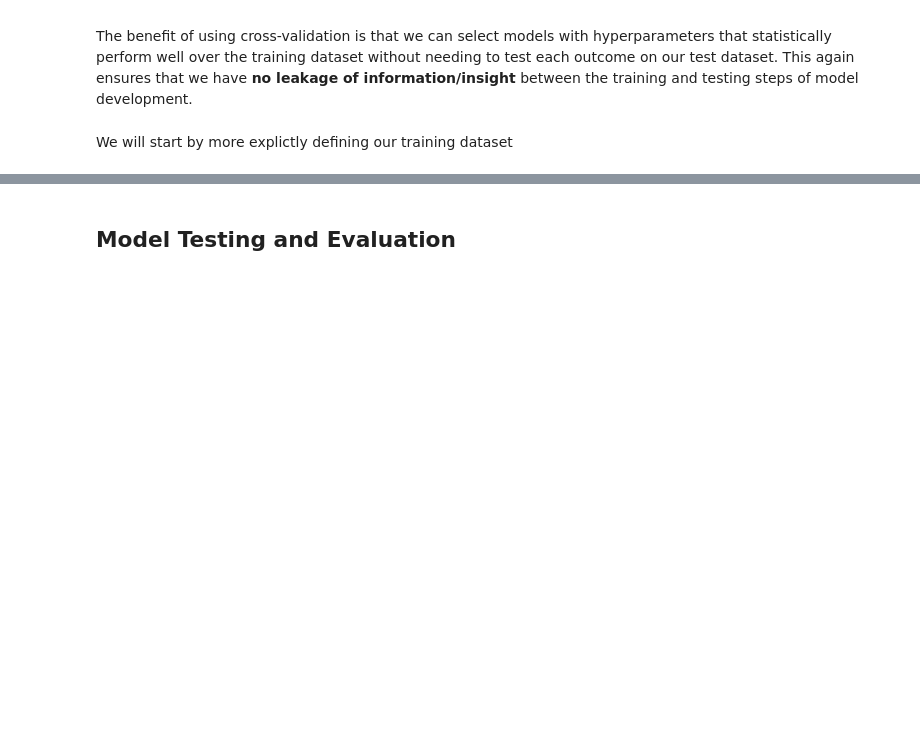
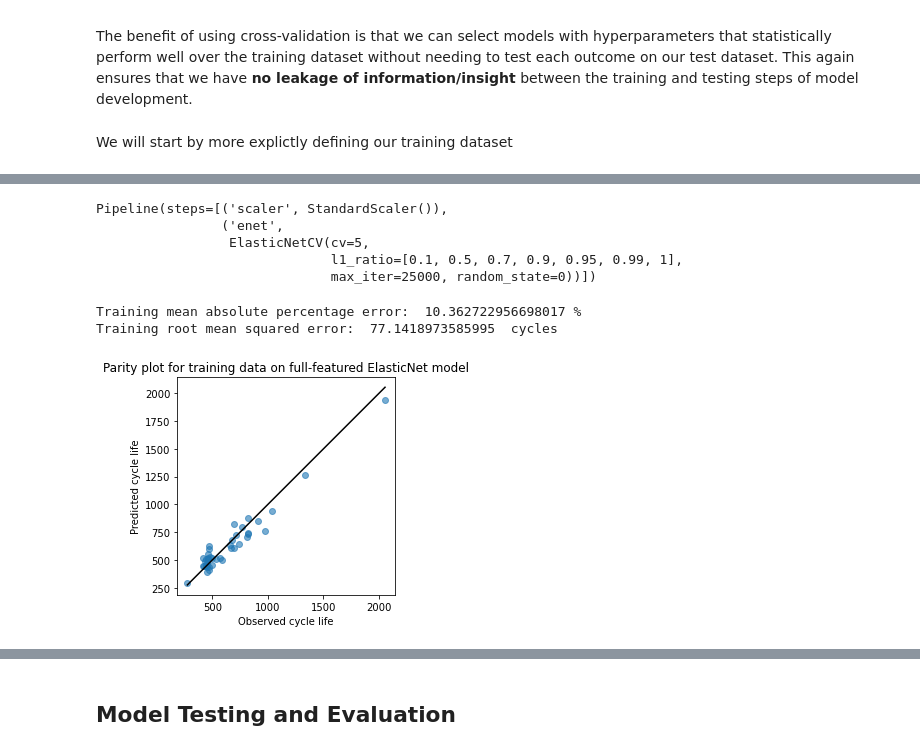
Before and after one commit to Voltaiq/vce_Cycle-Life-Prediction-Tutorial_1451ae38, a Jupyter notebook: main.ipynb, the cells around one changed output, grey strips where cells are left out. Saved outputs shown, nothing was run; the diff lists cells and outputs as text; code cells hidden in the pictures; blank space fills up the shorter version.

Commit message:
finish first pass of training section

```diff
--- a/main.ipynb
+++ b/main.ipynb
@@ -185,4 +190,6 @@ The benefit of using cross-validation is that we can select models with hyperpar
 # %% [markdown]
 We will start by more explictly defining our training dataset
 # %%
-X_train =
+X_train = train_data.drop(columns = ['cyc_life','Dataset_group','log_cyc_life'])
+y_train = train_data.log_cyc_life
+X_train.head()
@@ -195,2 +210,34 @@ X_train =
 # 1. if I have time, select only a single feature and then train an separate model
     # (OR SHOULD I DO THIS FIRST? THAT WAY I COULD SHOW THAT WE ARE REALLY JUST DOING LINEAR REGRESSION...??)
+# %%
+l1_ratios = [0.1, 0.5, 0.7, 0.9, 0.95, 0.99, 1]
+pipe =  Pipeline([('scaler', StandardScaler()), ('enet', ElasticNetCV(l1_ratio=l1_ratios, cv=5, random_state=0, max_iter = 25000))])
+pipe.fit(np.array(X_train), np.ravel(y_train))
+# %% [output]
+Pipeline(steps=[('scaler', StandardScaler()),
+                ('enet',
+                 ElasticNetCV(cv=5,
+                              l1_ratio=[0.1, 0.5, 0.7, 0.9, 0.95, 0.99, 1],
+                              max_iter=25000, random_state=0))])
+# %%
+predicted_train_cycle_life = pipe.predict(np.array(X_train))
+# %%
+train_mape = 100*mean_absolute_percentage_error(np.power(10, y_train), np.power(10, predicted_train_cycle_life))
+train_rmse = mean_squared_error(np.power(10, y_train), np.power(10, predicted_train_cycle_life), squared=False)
+print("Training mean absolute percentage error: ", train_mape, "%")
+print("Training root mean squared error: ", train_rmse, " cycles")
+# %% [output]
+Training mean absolute percentage error:  10.362722956698017 %
+Training root mean squared error:  77.1418973585995  cycles
+# %%
+plt.scatter(10**y_train,10**predicted_train_cycle_life, alpha = 0.6)
+min_axis = 10**min([min(y_train),min(predicted_train_cycle_life)])
+max_axis = 10**max([max(y_train),max(predicted_train_cycle_life)])
+plt.plot([min_axis,max_axis],[min_axis,max_axis],'k')
+plt.xlabel('Observed cycle life')
+plt.ylabel('Predicted cycle life')
+plt.title("Parity plot for training data on full-featured ElasticNet model")
+plt.axis('square')
+plt.show()
+# %% [output]
+[figure, added]
```
Also changed, not shown: parts of 6 cells of this notebook.
